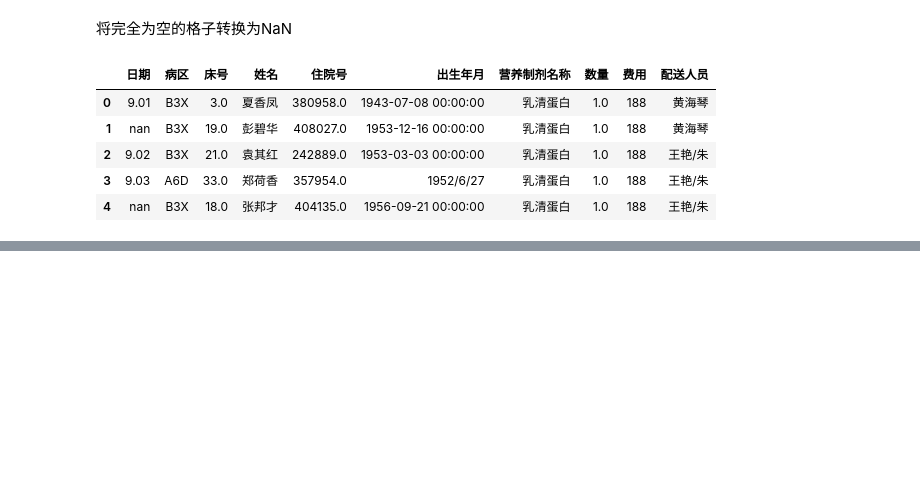
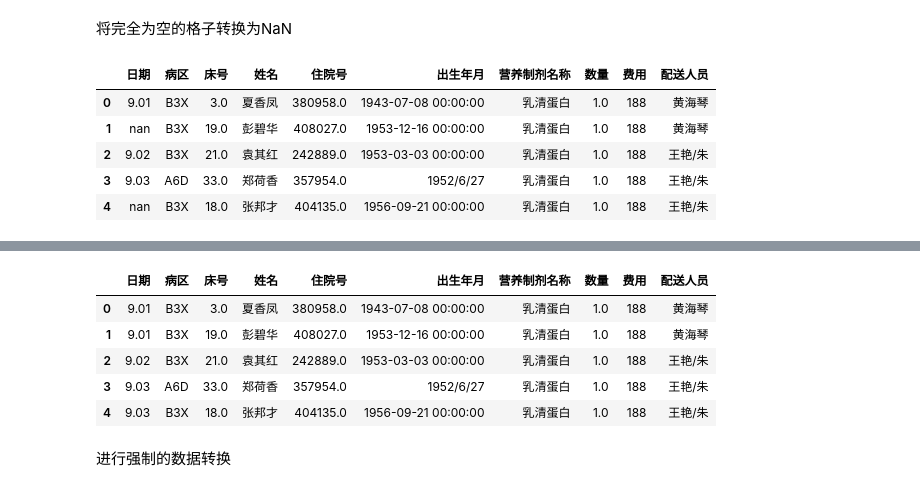
Before and after one commit to Shallwim/-, a Jupyter notebook: mind.ipynb, the cells around one changed output, grey strips where cells are left out. Saved outputs shown, nothing was run; the diff lists cells and outputs as text; code cells hidden in the pictures; blank space fills up the shorter version.

```diff
--- a/mind.ipynb
+++ b/mind.ipynb
@@ -83,0 +87,3 @@ zhuyuandata.head()
+# %%
+zhuyuandata.columns=zhuyuandata.columns.map(lambda x:str(x).strip(' '))
+zhuyuandata.columns
@@ -89,7 +97,7 @@ a = (zhuyuandata.isnull()|zhuyuandata.applymap(lambda x:str(x).isspace()))
 #huyuandata_null
 zhuyuandata_not_null =zhuyuandata[~a]
 #删除两边的空格
-zhuyuandata_not_null=zhuyuandata_not_null.applymap(lambda x:str(x).strip('s'))
+zhuyuandata_not_null=zhuyuandata_not_null.applymap(lambda x:str(x).strip(' '))
 zhuyuandata_not_null.head()
 # %% [output]
 |  | 日期 | 病区 | 床号 | 姓名 | 住院号 | 出生年月 | 营养制剂名称 | 数量 | 费用 | 配送人员 |
@@ -98,7 +106,3 @@ zhuyuandata_not_null.head()
 | 2 | 9.02 | B3X | 21.0 | 袁其红 | 242889.0 | 1953-03-03 00:00:00 | 乳清蛋白 | 1.0 | 188 | 王艳/朱 |
 | 3 | 9.03 | A6D | 33.0 | 郑荷香 | 357954.0 | 1952/6/27 | 乳清蛋白 | 1.0 | 188 | 王艳/朱 |
 | 4 | nan | B3X | 18.0 | 张邦才 | 404135.0 | 1956-09-21 00:00:00 | 乳清蛋白 | 1.0 | 188 | 王艳/朱 |
-# %%
-for i in zhuyuandata_not_null["日期"]:
-    if i != "nan":
-        print ('aa')
@@ -123,5 +108,0 @@ aa
-# %%
-for i in zhuyuandata_not_null["日期"]:
-    if i == "nan":
-        zhuyuandata_not_null['日期'].at[i]= '短短的'
-zhuyuandata_not_null
@@ -146,0 +109,24 @@ zhuyuandata_not_null
+# %%
+for i in range(75):
+    if zhuyuandata_not_null.loc[i,'日期'] == "nan":
+        zhuyuandata_not_null.loc[i,'日期']=zhuyuandata_not_null.loc[i-1,'日期']
+    if zhuyuandata_not_null.loc[i,'姓名'] == "nan":
+        zhuyuandata_not_null.loc[i,'姓名']=zhuyuandata_not_null.loc[i-1,'姓名']
+    if zhuyuandata_not_null.loc[i,'病区'] == "nan":
+        zhuyuandata_not_null.loc[i,'病区']=zhuyuandata_not_null.loc[i-1,'病区']
+    if zhuyuandata_not_null.loc[i,'床号'] == "nan":
+        zhuyuandata_not_null.loc[i,'床号']=zhuyuandata_not_null.loc[i-1,'床号']
+    if zhuyuandata_not_null.loc[i,'住院号'] == "nan":
+        zhuyuandata_not_null.loc[i,'住院号']=zhuyuandata_not_null.loc[i-1,'住院号']
+    if zhuyuandata_not_null.loc[i,'出生年月'] == "nan":
+        zhuyuandata_not_null.loc[i,'出生年月']=zhuyuandata_not_null.loc[i-1,'出生年月']
+zhuyuandata_not_null.head()
+# %% [output]
+|  | 日期 | 病区 | 床号 | 姓名 | 住院号 | 出生年月 | 营养制剂名称 | 数量 | 费用 | 配送人员 |
+| 0 | 9.01 | B3X | 3.0 | 夏香凤 | 380958.0 | 1943-07-08 00:00:00 | 乳清蛋白 | 1.0 | 188 | 黄海琴 |
+| 1 | 9.01 | B3X | 19.0 | 彭碧华 | 408027.0 | 1953-12-16 00:00:00 | 乳清蛋白 | 1.0 | 188 | 黄海琴 |
+| 2 | 9.02 | B3X | 21.0 | 袁其红 | 242889.0 | 1953-03-03 00:00:00 | 乳清蛋白 | 1.0 | 188 | 王艳/朱 |
+| 3 | 9.03 | A6D | 33.0 | 郑荷香 | 357954.0 | 1952/6/27 | 乳清蛋白 | 1.0 | 188 | 王艳/朱 |
+| 4 | 9.03 | B3X | 18.0 | 张邦才 | 404135.0 | 1956-09-21 00:00:00 | 乳清蛋白 | 1.0 | 188 | 王艳/朱 |
+# %% [markdown]
+进行强制的数据转换
```
Also changed, not shown: parts of 19 cells of this notebook.
